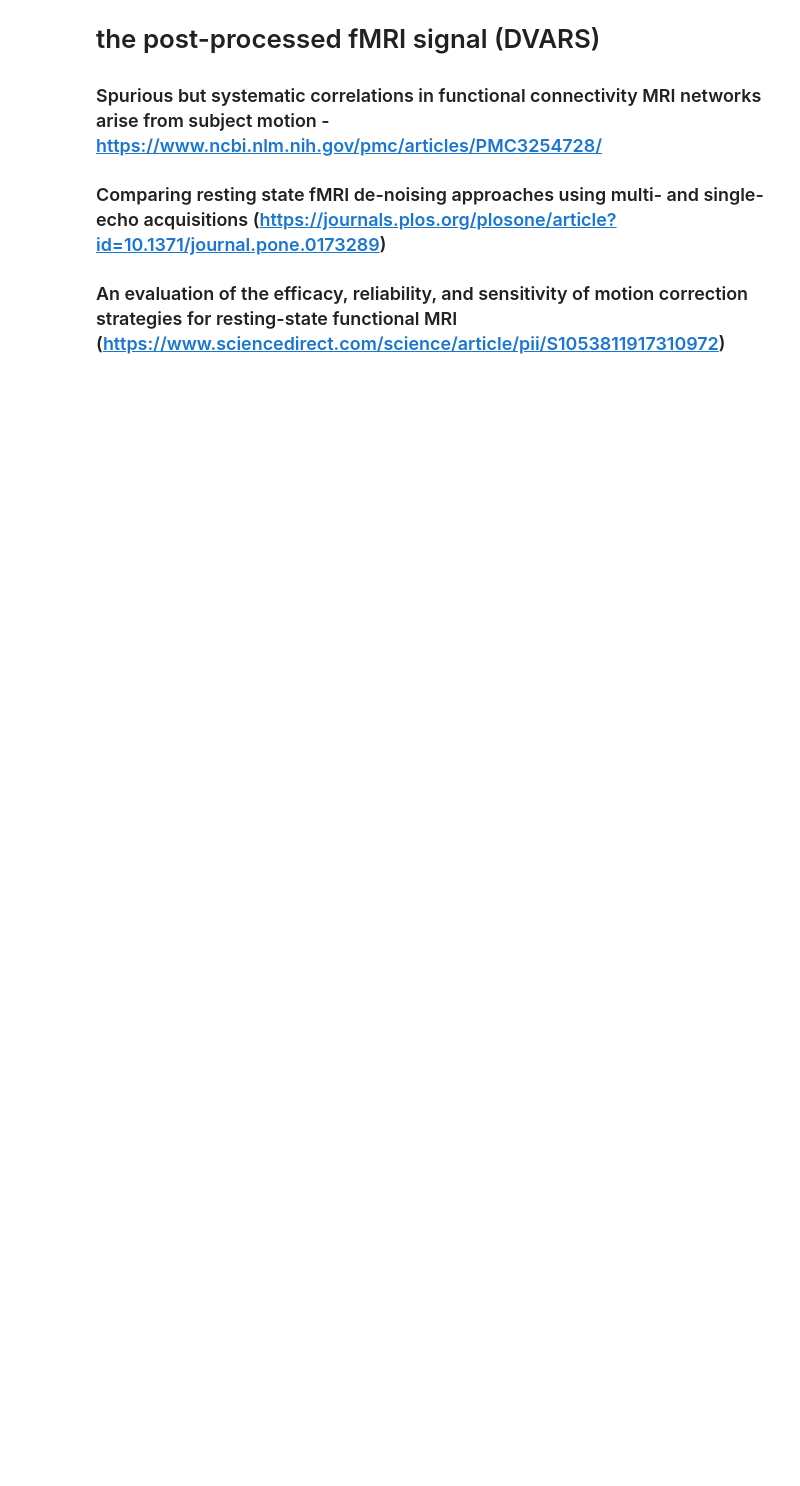
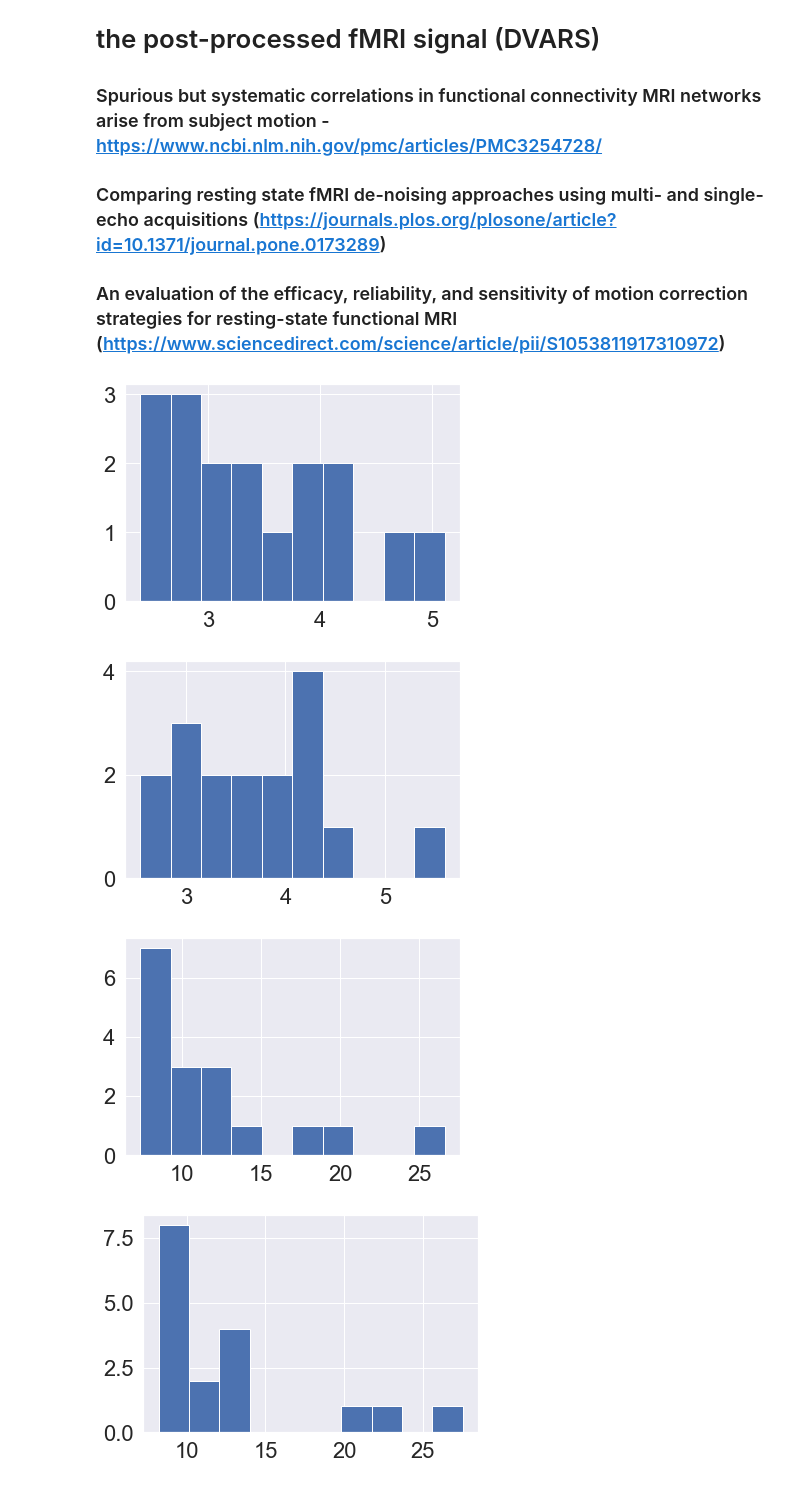
Before and after one commit to misho-dimitrov/Motion_Correction_rs-fMRI, a Jupyter notebook: src/calc_dvars.ipynb, the cells around one changed output. Drawn from its saved outputs; the diff is of its cells as text; code cells hidden in the pictures; blank space fills up the shorter version.

```diff
--- a/src/calc_dvars.ipynb
+++ b/src/calc_dvars.ipynb
@@ -126,5 +130,11 @@ for n in range(12):
 # %%
 # Check distributions
 for n in range(12):
-    plt.hist(pipeline_list[n], bins = 20)
+    plt.hist(pipeline_list[n]#, bins = 20
+            )
     plt.show()
+# %% [output]
+[figure, added]
+[figure, added]
+[figure, added]
+[figure, added]
```
Also changed, not shown: parts of 14 cells of this notebook, 2 other files.
